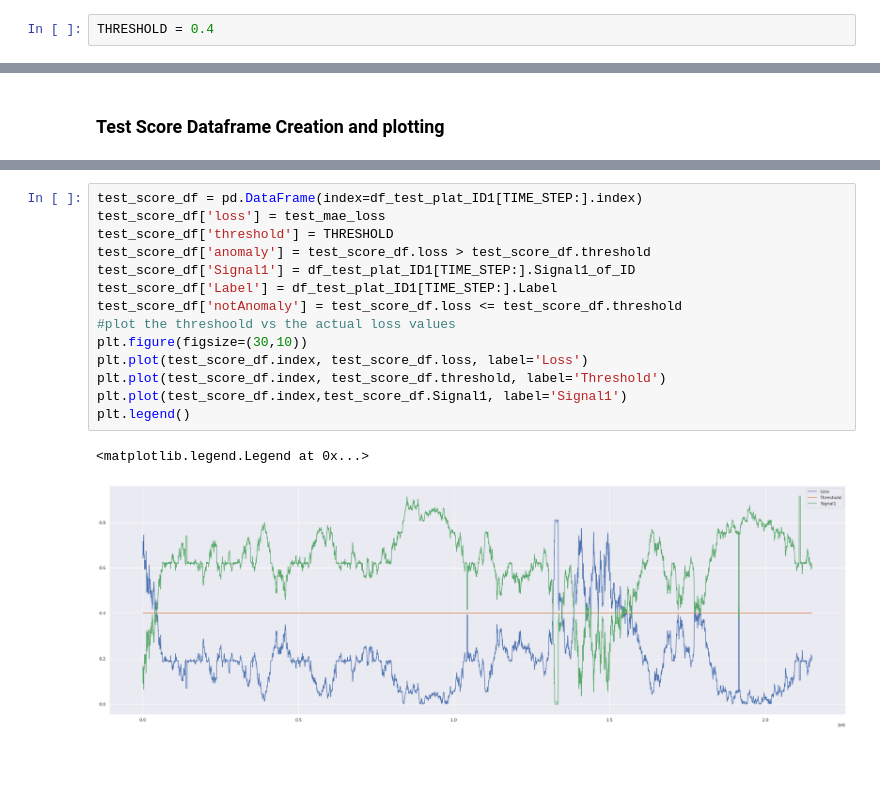
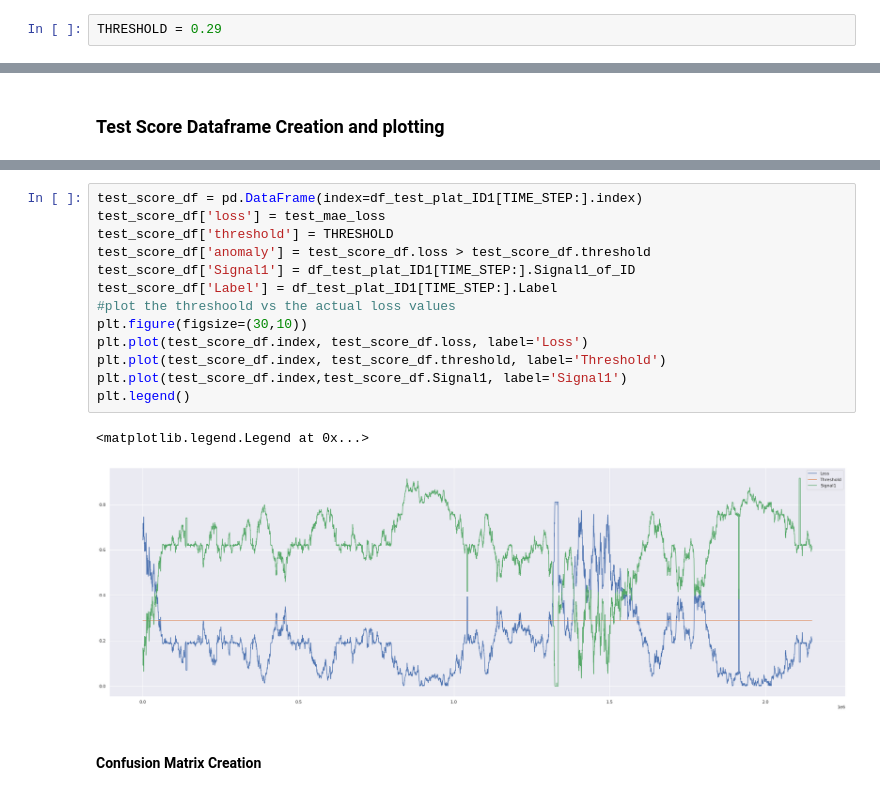
Before and after one commit to abdul2k10023/ML_CAN_IDS, a Jupyter notebook: new.ipynb, the cells around one changed output, grey strips where cells are left out. Drawn from its saved outputs; the diff is of its cells as text; blank space fills up the shorter version.

```diff
--- a/new.ipynb
+++ b/new.ipynb
@@ -188,7 +188,7 @@ plt.savefig('training_loss.png')
 # %% [markdown]
 ### Test Loss
 # %%
-THRESHOLD = 0.4
+THRESHOLD = 0.29
 # %%
 
 x_test_predict = reconstructed_model.predict(X_test, verbose=0)
@@ -211,20 +211,21 @@ print(test_mae_loss.shape)
 # %%
 test_score_df = pd.DataFrame(index=df_test_plat_ID1[TIME_STEP:].index)
 test_score_df['loss'] = test_mae_loss
 test_score_df['threshold'] = THRESHOLD
 test_score_df['anomaly'] = test_score_df.loss > test_score_df.threshold
 test_score_df['Signal1'] = df_test_plat_ID1[TIME_STEP:].Signal1_of_ID
 test_score_df['Label'] = df_test_plat_ID1[TIME_STEP:].Label
-test_score_df['notAnomaly'] = test_score_df.loss <= test_score_df.threshold
 #plot the threshoold vs the actual loss values
 plt.figure(figsize=(30,10))
 plt.plot(test_score_df.index, test_score_df.loss, label='Loss')
 plt.plot(test_score_df.index, test_score_df.threshold, label='Threshold')
 plt.plot(test_score_df.index,test_score_df.Signal1, label='Signal1')
 plt.legend()
 # %% [output]
 <matplotlib.legend.Legend at 0x...>
-[figure, old version]
+[figure, new version]
+# %% [markdown]
+#### Confusion Matrix Creation
 # %%
 anomalies = test_score_df[test_score_df.anomaly == True]
 notAnomalies = test_score_df[test_score_df.anomaly == False]
```
Also changed, not shown: parts of 13 cells of this notebook, 1 other file.
